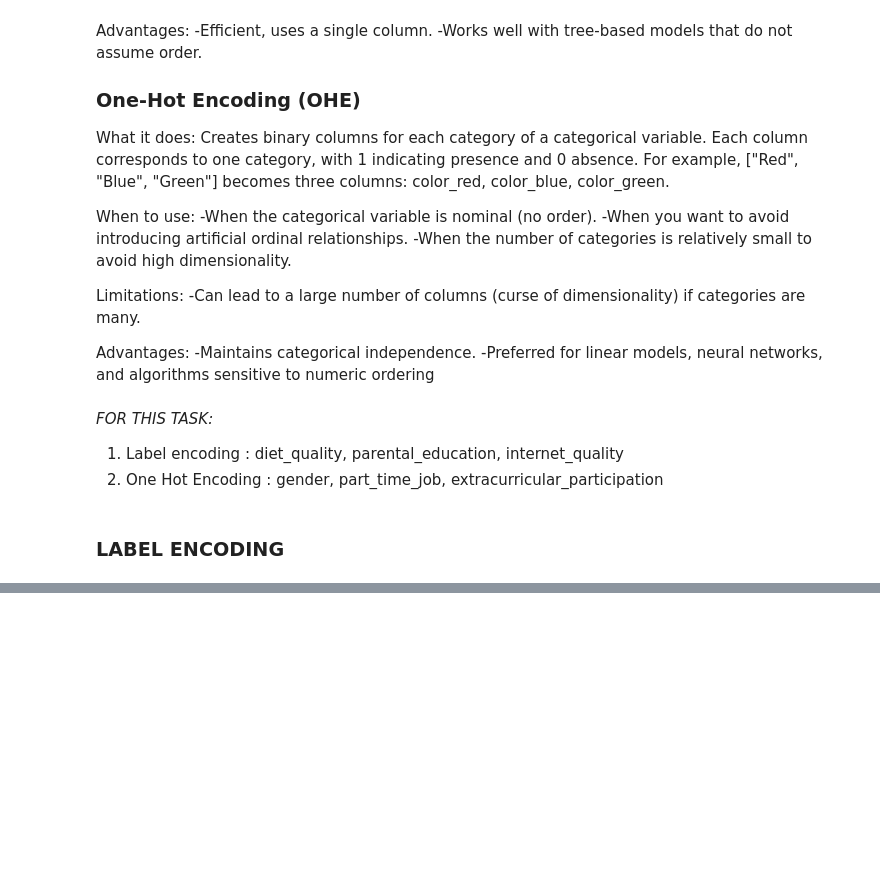
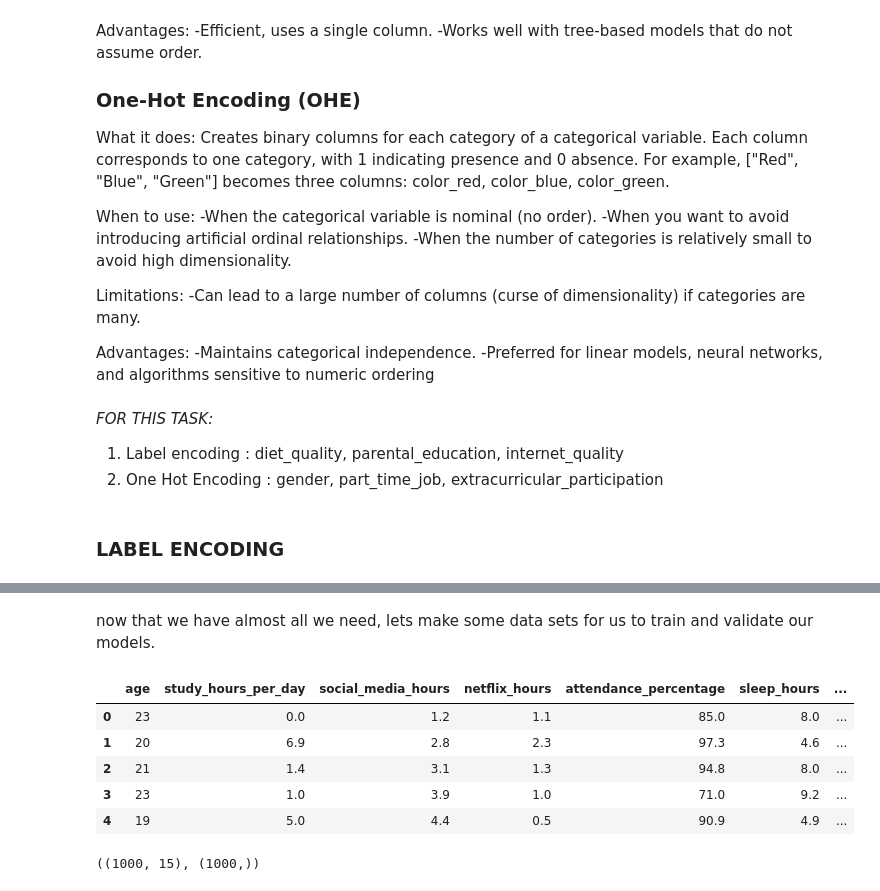
Before and after one commit to umarzub/Student-Habits-and-Academic-Performance, a Jupyter notebook: students.ipynb, the cells around one changed output, grey strips where cells are left out. Cells and saved outputs as stored; diff of their text form; code cells hidden in the pictures; blank space fills up the shorter version.

```diff
--- a/students.ipynb
+++ b/students.ipynb
@@ -336,0 +424,19 @@ df_clean['iq_e'] = df_clean['internet_quality'].map(internet_quality)
+# %% [markdown]
+now that we have almost all we need, lets make some data sets for us to train and validate our models.
+# %%
+df_working = df_updated
+# %%
+df_working.head()
+# %% [output]
+|  | age | study_hours_per_day | social_media_hours | netflix_hours | attendance_percentage | sleep_hours | ... |
+| 0 | 23 | 0.0 | 1.2 | 1.1 | 85.0 | 8.0 | ... |
+| 1 | 20 | 6.9 | 2.8 | 2.3 | 97.3 | 4.6 | ... |
+| 2 | 21 | 1.4 | 3.1 | 1.3 | 94.8 | 8.0 | ... |
+| 3 | 23 | 1.0 | 3.9 | 1.0 | 71.0 | 9.2 | ... |
+| 4 | 19 | 5.0 | 4.4 | 0.5 | 90.9 | 4.9 | ... |
+# %%
+X = df_working.drop('exam_score', axis=1)
+y = df_working['exam_score']
+(X.shape, y.shape)
+# %% [output]
+((1000, 15), (1000,))
```
Also changed, not shown: parts of 31 cells of this notebook.
